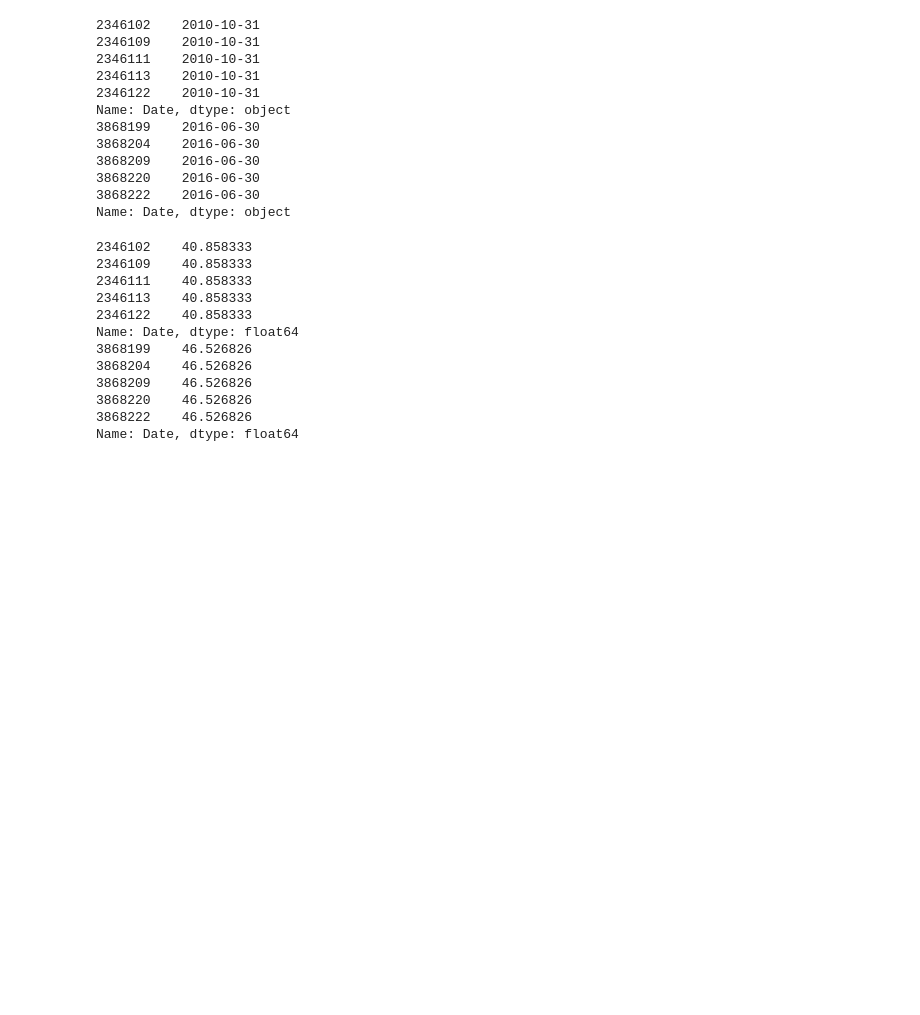
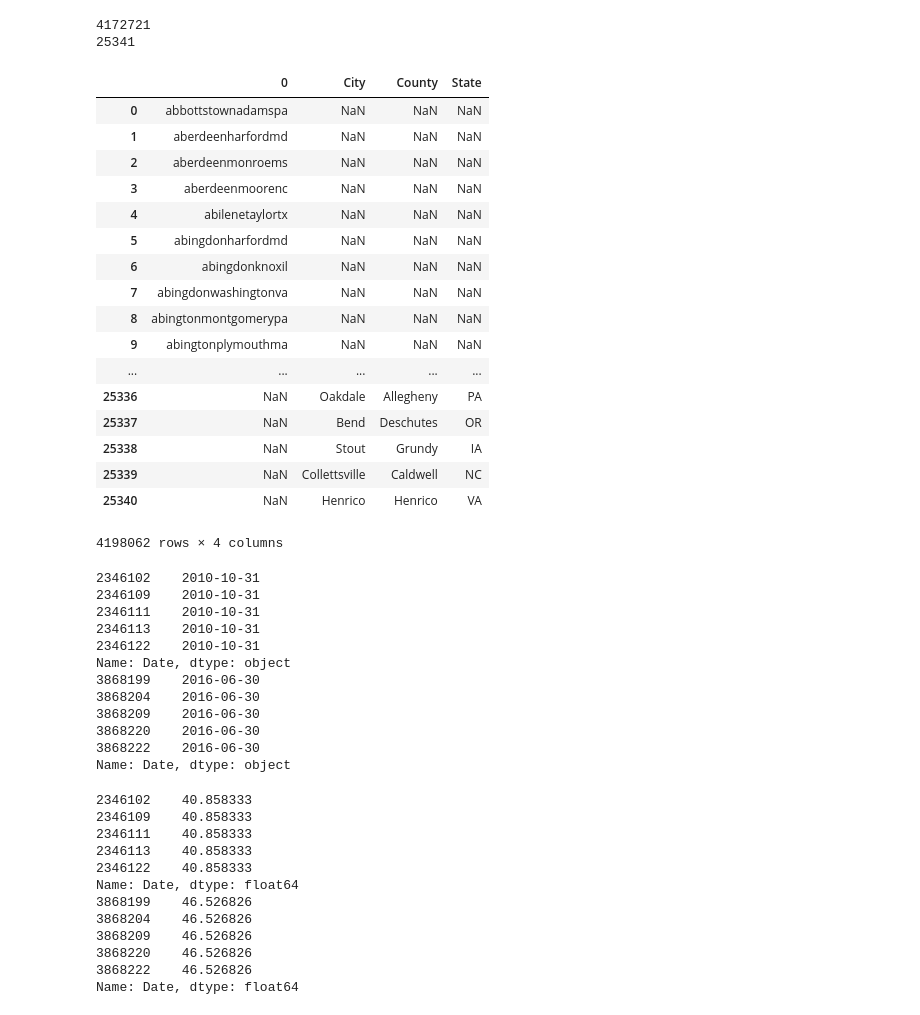
Before and after one commit to Priti001/Class_Project, a Jupyter notebook: Zillow_Explore_avl.ipynb, the cells around one changed output. Cells and saved outputs as stored; diff of their text form; code cells hidden in the pictures; blank space fills up the shorter version.

Commit message:
exploring crosswalk data

```diff
--- a/Zillow_Explore_avl.ipynb
+++ b/Zillow_Explore_avl.ipynb
@@ -23,3 +23,5 @@ zdata = template
 #         contents = pd.read_csv(os.path.join(zecon_dataset_loc,file))
 #     name = file
     # Need to create system to store each files data separately...
+# %%
+crosswalk = pd.read_csv(os.path.join(zecon_dataset_loc,datasets[4]))
@@ -26,5 +37,32 @@ zdata = template
 # %%
 city_time_series = pd.read_csv(os.path.join(zecon_dataset_loc,datasets[2]))
+# %%
+print(len(city_time_series['RegionName']))
+print(len(crosswalk[['City']]))
+# %% [output]
+4172721
+25341
+# %%
+pd.concat([city_time_series['RegionName'],crosswalk[['City','County','State']]],axis=0)
+# %% [output]
+|  | 0 | City | County | State |
+| 0 | abbottstownadamspa | NaN | NaN | NaN |
+| 1 | aberdeenharfordmd | NaN | NaN | NaN |
+| 2 | aberdeenmonroems | NaN | NaN | NaN |
+| 3 | aberdeenmoorenc | NaN | NaN | NaN |
+| 4 | abilenetaylortx | NaN | NaN | NaN |
+| 5 | abingdonharfordmd | NaN | NaN | NaN |
+| 6 | abingdonknoxil | NaN | NaN | NaN |
+| 7 | abingdonwashingtonva | NaN | NaN | NaN |
+| 8 | abingtonmontgomerypa | NaN | NaN | NaN |
+| 9 | abingtonplymouthma | NaN | NaN | NaN |
+| ... | ... | ... | ... | ... |
+| 25336 | NaN | Oakdale | Allegheny | PA |
+| 25337 | NaN | Bend | Deschutes | OR |
+| 25338 | NaN | Stout | Grundy | IA |
+| 25339 | NaN | Collettsville | Caldwell | NC |
+| 25340 | NaN | Henrico | Henrico | VA |
+4198062 rows × 4 columns
 # %%
 sample = city_time_series[['Date','RegionName',
                       'PriceToRentRatio_AllHomes','MedianSoldPrice_AllHomes',
```
Also changed, not shown: parts of 1 cell of this notebook.
